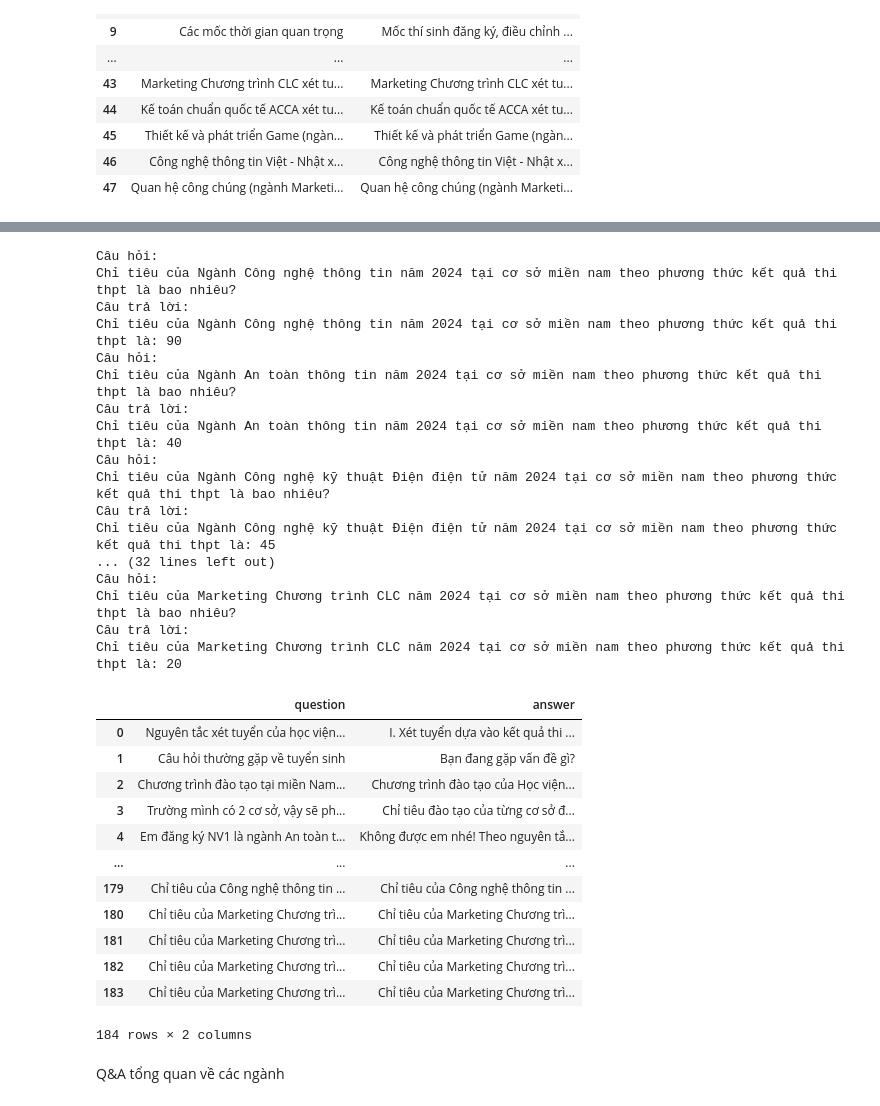
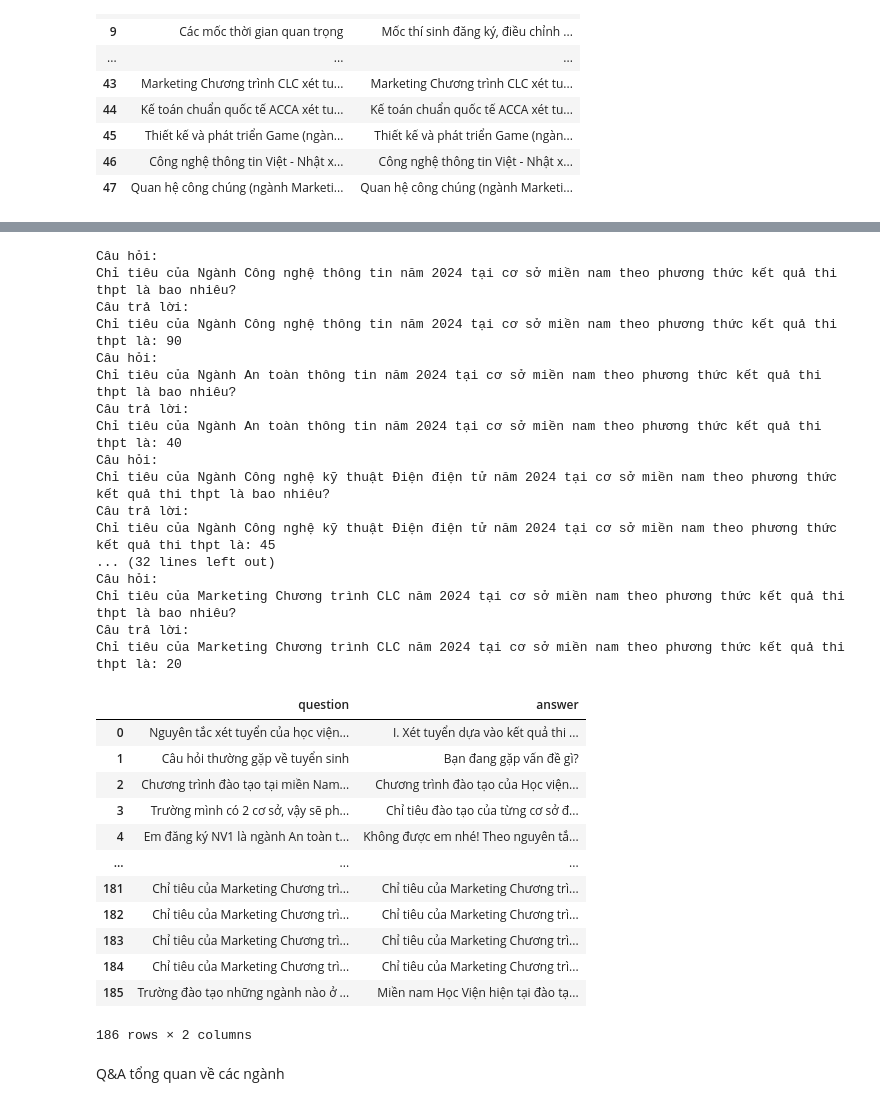
Before and after one commit to NguyenVanDuc0405/retrieval_chatbots, a Jupyter notebook: preprocess.ipynb, the cells around one changed output, grey strips where cells are left out. Saved outputs shown, nothing was run; the diff lists cells and outputs as text; code cells hidden in the pictures.

```diff
--- a/preprocess.ipynb
+++ b/preprocess.ipynb
@@ -341,8 +341,12 @@ import pandas as pd
 
 # Đọc file JSON
 df = pd.read_json('data\\tuyensinh_2024\\chi_tieu_BVH_ver2.json')
+q = "Trường đào tạo những ngành nào ở cơ sở miền bắc năm 2024?"
+a = "Miền bắc Học Viện hiện tại đào tạo các ngành như:\n"
+for temp in df.data:
+    a = a + temp['nganhHoc']['tenNganh'] +'\n'
 
-for temp in df.data:
+
     q11 = "Chỉ tiêu của " + temp['nganhHoc']['tenNganh'] + " năm 2024 tại cơ sở miền bắc theo phương thức kết quả thi thpt là bao nhiêu?"
     a11 = "Chỉ tiêu của " + temp['nganhHoc']['tenNganh'] + " năm 2024 tại cơ sở miền bắc theo phương thức kết quả thi thpt là: " + str(temp['chiTieuTheoKetQuaThiTHPT'])
     print("Câu hỏi:" + "\n" +q11)
@@ -364,6 +368,8 @@ for temp in df.data:
     a14 = "Chỉ tiêu của " + temp['nganhHoc']['tenNganh'] + " năm 2024 tại cơ sở miền bắc theo phương thức thi đánh giá năng lực hoặc đánh giá tư duy là: " + str(temp['chiTieuTheoDGNL'])
     data['question'].append(q14)
     data['answer'].append(a14)
+data['question'].append(q)
+data['answer'].append(a.rstrip())
 data_frame = pd.DataFrame(data)
 data_frame
 # %% [output]
@@ -402,8 +408,12 @@ import pandas as pd
 
 # Đọc file JSON
 df = pd.read_json('data\\tuyensinh_2024\\chi_tieu_BVS.json')
+q = "Trường đào tạo những ngành nào ở cơ sở miền nam năm 2024?"
+a = "Miền nam Học Viện hiện tại đào tạo các ngành như:\n"
 
 for temp in df.data:
+    a = a + temp['nganhHoc']['tenNganh'] +'\n'
+
     q11 = "Chỉ tiêu của " + temp['nganhHoc']['tenNganh'] + " năm 2024 tại cơ sở miền nam theo phương thức kết quả thi thpt là bao nhiêu?"
     a11 = "Chỉ tiêu của " + temp['nganhHoc']['tenNganh'] + " năm 2024 tại cơ sở miền nam theo phương thức kết quả thi thpt là: " + str(temp['chiTieuTheoKetQuaThiTHPT'])
     print("Câu hỏi:" + "\n" +q11)
@@ -425,39 +435,41 @@ for temp in df.data:
     a14 = "Chỉ tiêu của " + temp['nganhHoc']['tenNganh'] + " năm 2024 tại cơ sở miền nam theo phương thức thi đánh giá năng lực hoặc đánh giá tư duy là: " + str(temp['chiTieuTheoDGNL'])
     data['question'].append(q14)
     data['answer'].append(a14)
+data['question'].append(q)
+data['answer'].append(a.rstrip())
 data_frame = pd.DataFrame(data)
 data_frame
 # %% [output]
 Câu hỏi:
 Chỉ tiêu của Ngành Công nghệ thông tin năm 2024 tại cơ sở miền nam theo phương thức kết quả thi thpt là bao nhiêu?
 Câu trả lời:
 Chỉ tiêu của Ngành Công nghệ thông tin năm 2024 tại cơ sở miền nam theo phương thức kết quả thi thpt là: 90
 Câu hỏi:
 Chỉ tiêu của Ngành An toàn thông tin năm 2024 tại cơ sở miền nam theo phương thức kết quả thi thpt là bao nhiêu?
 Câu trả lời:
 Chỉ tiêu của Ngành An toàn thông tin năm 2024 tại cơ sở miền nam theo phương thức kết quả thi thpt là: 40
 Câu hỏi:
 Chỉ tiêu của Ngành Công nghệ kỹ thuật Điện điện tử năm 2024 tại cơ sở miền nam theo phương thức kết quả thi thpt là bao nhiêu?
 Câu trả lời:
 Chỉ tiêu của Ngành Công nghệ kỹ thuật Điện điện tử năm 2024 tại cơ sở miền nam theo phương thức kết quả thi thpt là: 45
 ... (32 lines left out)
 Câu hỏi:
 Chỉ tiêu của Marketing Chương trình CLC năm 2024 tại cơ sở miền nam theo phương thức kết quả thi thpt là bao nhiêu?
 Câu trả lời:
 Chỉ tiêu của Marketing Chương trình CLC năm 2024 tại cơ sở miền nam theo phương thức kết quả thi thpt là: 20
 |  | question | answer |
 | 0 | Nguyên tắc xét tuyển của học viện... | I. Xét tuyển dựa vào kết quả thi ... |
 | 1 | Câu hỏi thường gặp về tuyển sinh | Bạn đang gặp vấn đề gì? |
 | 2 | Chương trình đào tạo tại miền Nam... | Chương trình đào tạo của Học viện... |
 | 3 | Trường mình có 2 cơ sở, vậy sẽ ph... | Chỉ tiêu đào tạo của từng cơ sở đ... |
 | 4 | Em đăng ký NV1 là ngành An toàn t... | Không được em nhé! Theo nguyên tắ... |
 | ... | ... | ... |
-| 179 | Chỉ tiêu của Công nghệ thông tin ... | Chỉ tiêu của Công nghệ thông tin ... |
-| 180 | Chỉ tiêu của Marketing Chương trì... | Chỉ tiêu của Marketing Chương trì... |
 | 181 | Chỉ tiêu của Marketing Chương trì... | Chỉ tiêu của Marketing Chương trì... |
 | 182 | Chỉ tiêu của Marketing Chương trì... | Chỉ tiêu của Marketing Chương trì... |
 | 183 | Chỉ tiêu của Marketing Chương trì... | Chỉ tiêu của Marketing Chương trì... |
+| 184 | Chỉ tiêu của Marketing Chương trì... | Chỉ tiêu của Marketing Chương trì... |
+| 185 | Trường đào tạo những ngành nào ở ... | Miền nam Học Viện hiện tại đào tạ... |
-184 rows × 2 columns
+186 rows × 2 columns
 # %% [markdown]
 Q&A tổng quan về các ngành
 # %%
```
Also changed, not shown: parts of 47 cells of this notebook, 4 other files.
